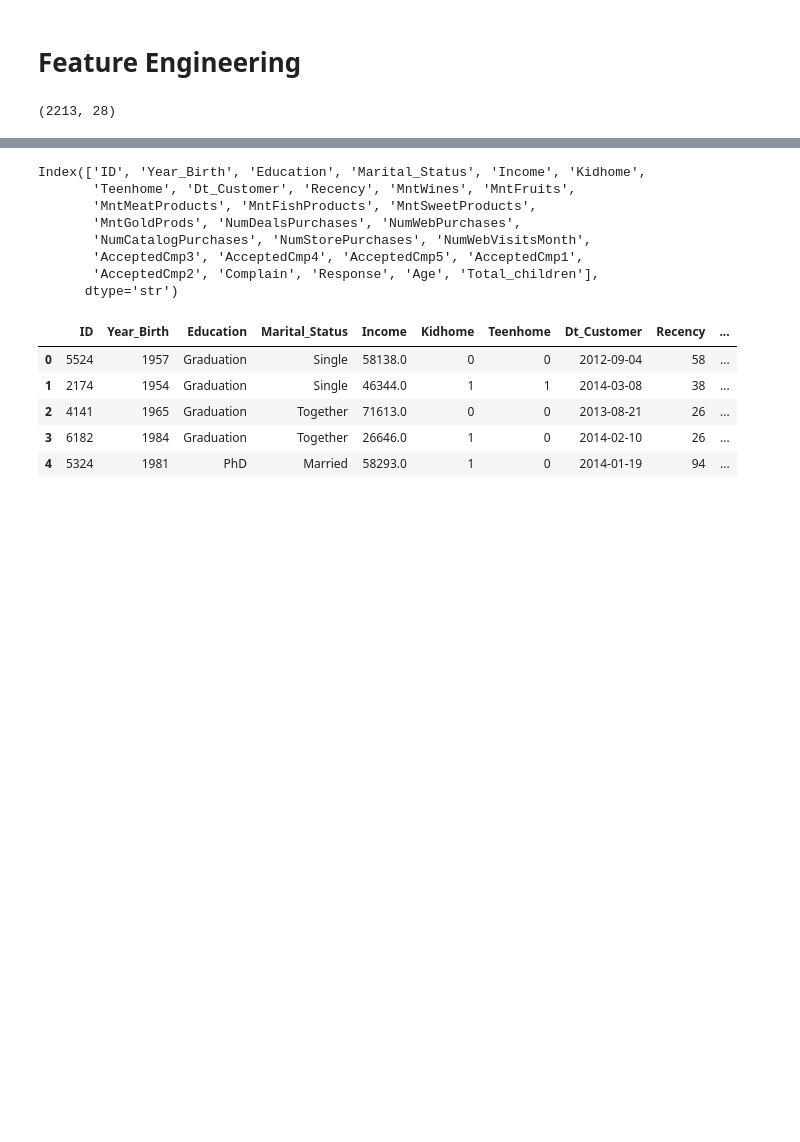
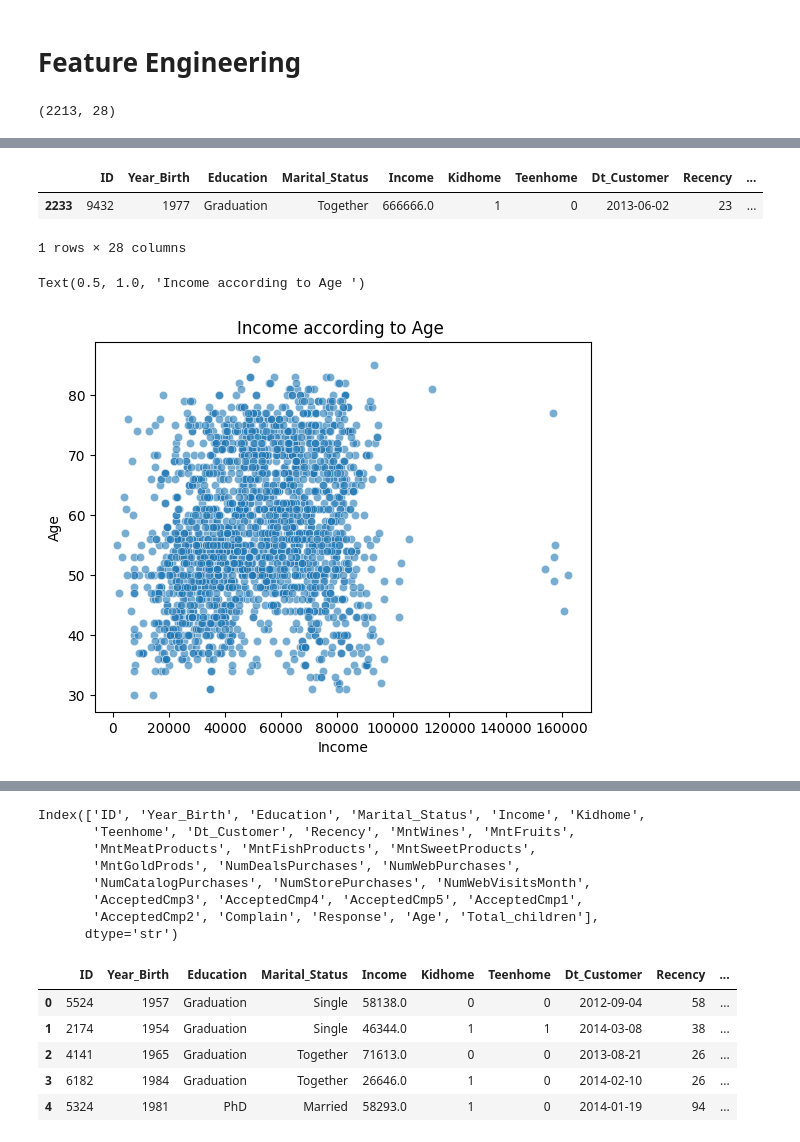
Before and after one commit to RaviNamdeoo/Customer_Segmentation_Analysis, a Jupyter notebook: Customer_segment.ipynb, the cells around one changed output, grey strips where cells are left out. Saved outputs shown, nothing was run; the diff lists cells and outputs as text; code cells hidden in the pictures; blank space fills up the shorter version.

```diff
--- a/Customer_segment.ipynb
+++ b/Customer_segment.ipynb
@@ -199,0 +223,6 @@ sns.scatterplot(df['Age'], alpha=0.6)
+# %%
+df[df['Income'] >= 600000]
+# %% [output]
+|  | ID | Year_Birth | Education | Marital_Status | Income | Kidhome | Teenhome | Dt_Customer | Recency | ... |
+| 2233 | 9432 | 1977 | Graduation | Together | 666666.0 | 1 | 0 | 2013-06-02 | 23 | ... |
+1 rows × 28 columns
@@ -200,3 +232,10 @@ sns.scatterplot(df['Age'], alpha=0.6)
+# %%
+sns.scatterplot(y=df['Age'],x=df['Income'], alpha=0.6)
+plt.title("Income according to Age ")
+# Zoomed picture of the Age vs Income after the removal of outliers
+# %% [output]
+Text(0.5, 1.0, 'Income according to Age ')
+[figure, added]
 # %%
 df['Total_children'] = df['Teenhome'] + df['Kidhome']
 df['Total_children']
```
Also changed, not shown: parts of 69 cells of this notebook.
